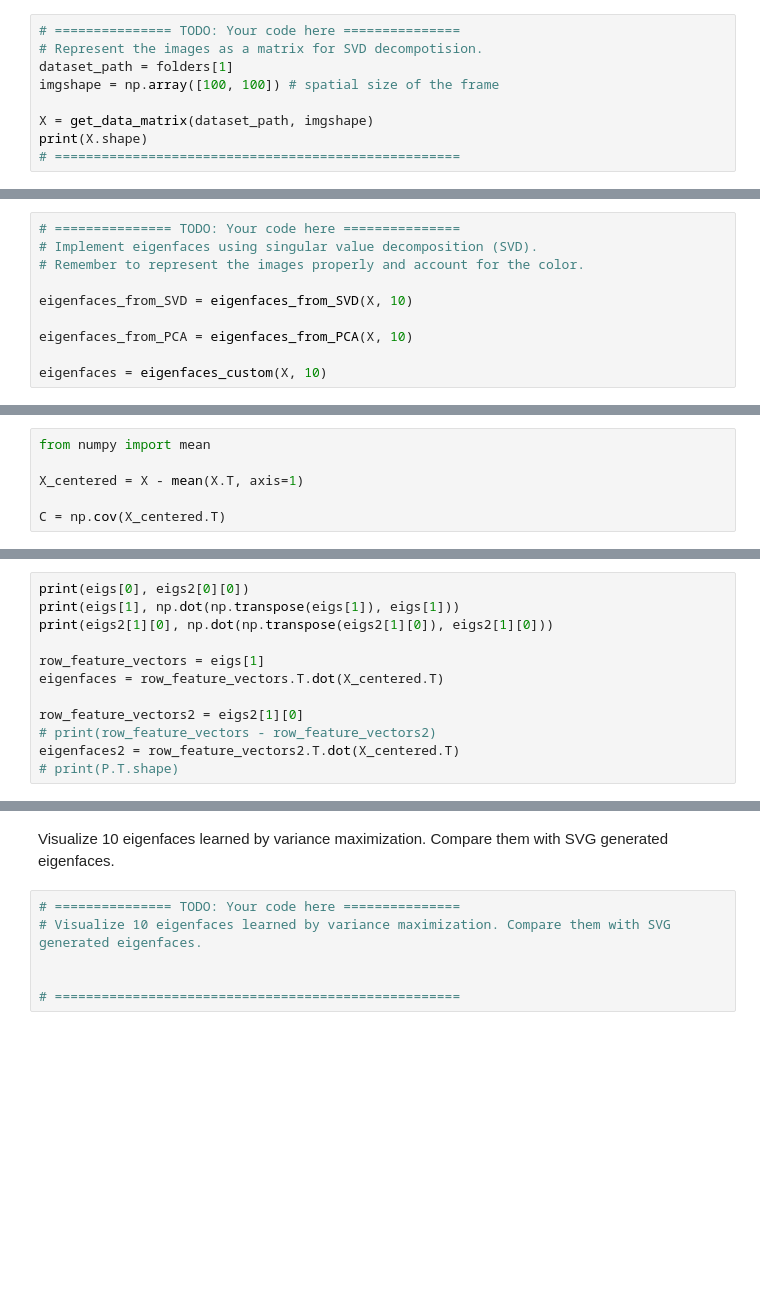
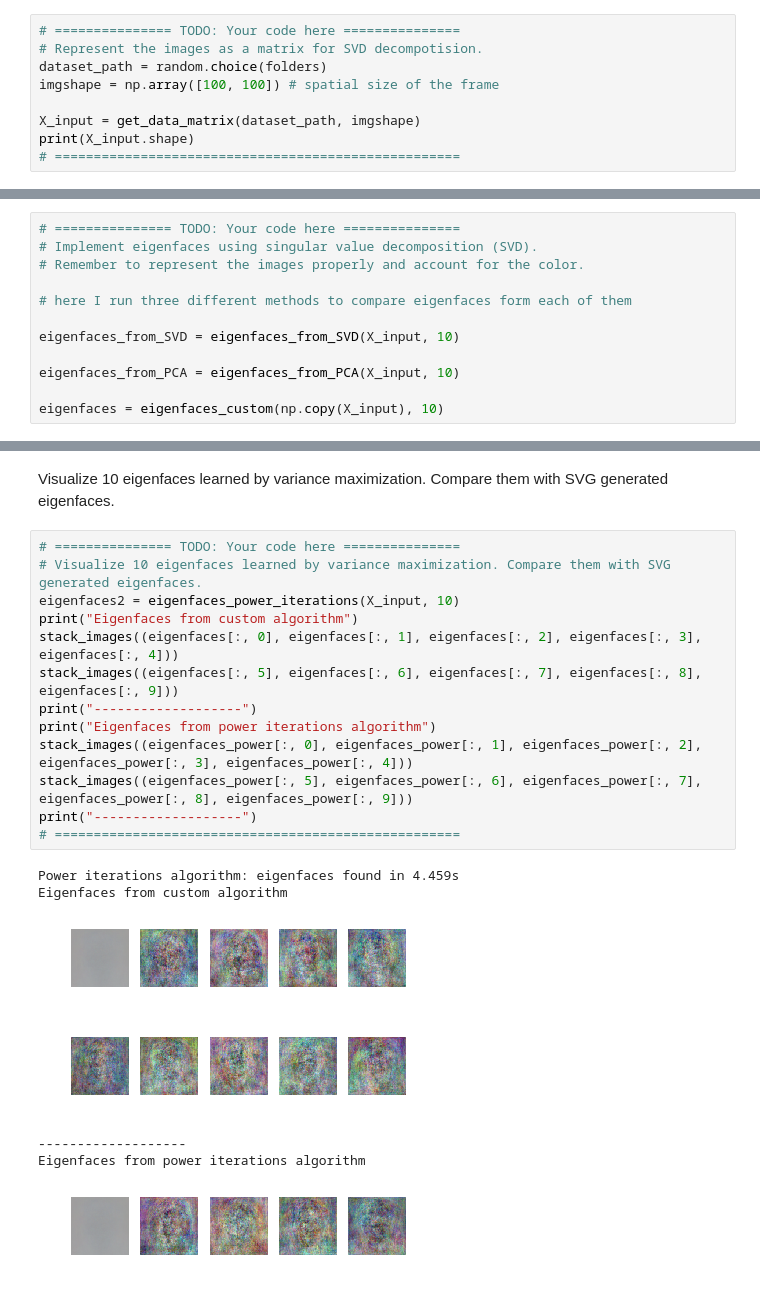
Before and after one commit to YevgenyW/ML-UCU-2019, a Jupyter notebook: HW3_variance_PCA_ICA/eigenfaces/Problem Set 3 – Eigenfaces.ipynb, the cells around one changed output, grey strips where cells are left out. Drawn from its saved outputs; the diff is of its cells as text; blank space fills up the shorter version.

```diff
--- a/HW3_variance_PCA_ICA/eigenfaces/Problem Set 3 – Eigenfaces.ipynb
+++ b/HW3_variance_PCA_ICA/eigenfaces/Problem Set 3 – Eigenfaces.ipynb
@@ -111,10 +111,10 @@ Implement eigenfaces using singular value decomposition (SVD). Remember to repre
 # %%
 # =============== TODO: Your code here ===============
 # Represent the images as a matrix for SVD decompotision.
-dataset_path = folders[1]
+dataset_path = random.choice(folders)
 imgshape = np.array([100, 100]) # spatial size of the frame
 
-X = get_data_matrix(dataset_path, imgshape)
-print(X.shape)
+X_input = get_data_matrix(dataset_path, imgshape)
+print(X_input.shape)
 # ====================================================
 # %% [output]
@@ -186,9 +187,11 @@ def eigenfaces_custom(M, k):
 # Implement eigenfaces using singular value decomposition (SVD).
 # Remember to represent the images properly and account for the color.
 
-eigenfaces_from_SVD = eigenfaces_from_SVD(X, 10)
+# here I run three different methods to compare eigenfaces form each of them
 
-eigenfaces_from_PCA = eigenfaces_from_PCA(X, 10)
+eigenfaces_from_SVD = eigenfaces_from_SVD(X_input, 10)
 
-eigenfaces = eigenfaces_custom(X, 10)
+eigenfaces_from_PCA = eigenfaces_from_PCA(X_input, 10)
+
+eigenfaces = eigenfaces_custom(np.copy(X_input), 10)
 # %% [output]
@@ -218,12 +235,6 @@ print("-------------------")
 As you have noticed, SVD could be quite slow if the number of faces is large. If the number of faces exceeds 50k, which is not a large dataset according to the modern standards, doing SVD is not possible directly and you have to use iterative methods for computing eigenfaces.
 
 Here, you are going to calculate 10 eigenfaces by maximizing variance as stated in the lecture notes.
-# %%
-from numpy import mean
-
-X_centered = X - mean(X.T, axis=1)
-
-C = np.cov(X_centered.T)
 # %%
 # =============== TODO: Your code here ===============
 # Calculate 10 eigenfaces iteratively by variance maximization.
@@ -277,12 +296,0 @@ Covariance matrix:
-# %%
-print(eigs[0], eigs2[0][0])
-print(eigs[1], np.dot(np.transpose(eigs[1]), eigs[1]))
-print(eigs2[1][0], np.dot(np.transpose(eigs2[1][0]), eigs2[1][0]))
-
-row_feature_vectors = eigs[1]
-eigenfaces = row_feature_vectors.T.dot(X_centered.T)
-
-row_feature_vectors2 = eigs2[1][0]
-# print(row_feature_vectors - row_feature_vectors2)
-eigenfaces2 = row_feature_vectors2.T.dot(X_centered.T)
-# print(P.T.shape)
@@ -488,8 +297,23 @@ ValueError: sequence too large; cannot be greater than 32
 # %% [markdown]
 Visualize 10 eigenfaces learned by variance maximization. Compare them with SVG generated eigenfaces.
-# %%
-# =============== TODO: Your code here ===============
-# Visualize 10 eigenfaces learned by variance maximization. Compare them with SVG generated eigenfaces.
-
-
-# ====================================================
+# %%
+# =============== TODO: Your code here ===============
+# Visualize 10 eigenfaces learned by variance maximization. Compare them with SVG generated eigenfaces.
+eigenfaces2 = eigenfaces_power_iterations(X_input, 10)
+print("Eigenfaces from custom algorithm")
+stack_images((eigenfaces[:, 0], eigenfaces[:, 1], eigenfaces[:, 2], eigenfaces[:, 3], eigenfaces[:, 4]))
+stack_images((eigenfaces[:, 5], eigenfaces[:, 6], eigenfaces[:, 7], eigenfaces[:, 8], eigenfaces[:, 9]))
+print("-------------------")
+print("Eigenfaces from power iterations algorithm")
+stack_images((eigenfaces_power[:, 0], eigenfaces_power[:, 1], eigenfaces_power[:, 2], eigenfaces_power[:, 3], eigenfaces_power[:, 4]))
+stack_images((eigenfaces_power[:, 5], eigenfaces_power[:, 6], eigenfaces_power[:, 7], eigenfaces_power[:, 8], eigenfaces_power[:, 9]))
+print("-------------------")
+# ====================================================
+# %% [output]
+Power iterations algorithm: eigenfaces found in 4.459s
+Eigenfaces from custom algorithm
+[figure, added]
+[figure, added]
+-------------------
+Eigenfaces from power iterations algorithm
+[figure, added]
```
Also changed, not shown: parts of 15 cells of this notebook.
